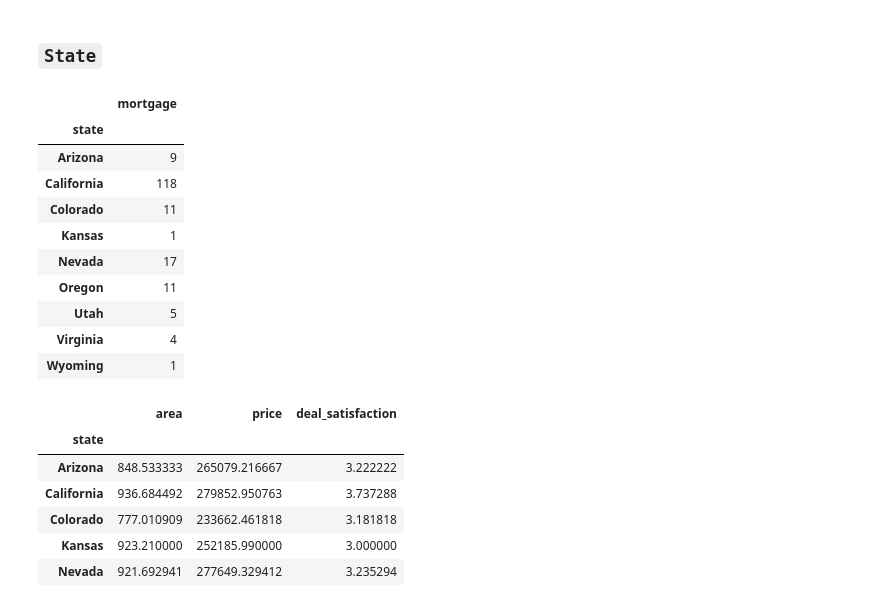
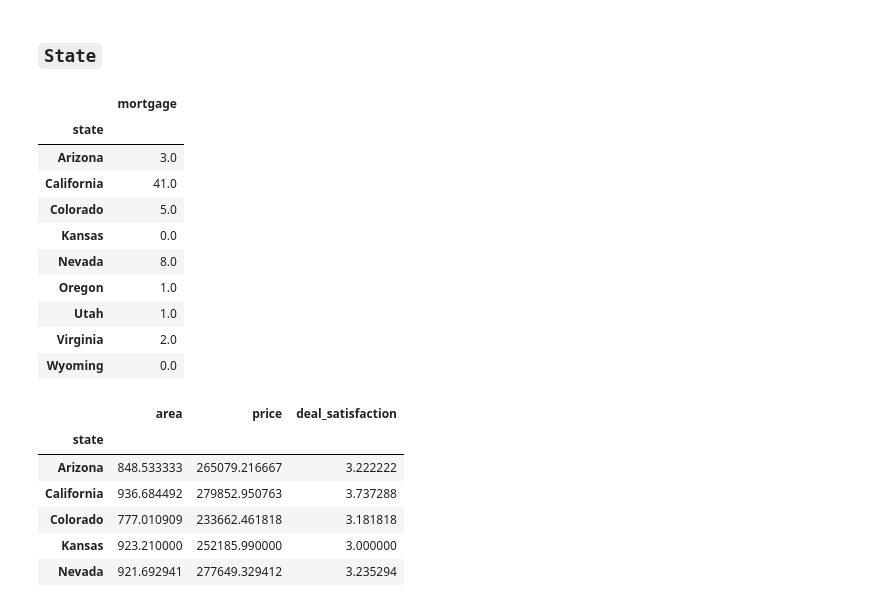
Before and after one commit to German-vr/estate-data-analysis, a Jupyter notebook: notebooks/2_data_analysis.ipynb, the cells around one changed output. Saved outputs shown, nothing was run; the diff lists cells and outputs as text; code cells hidden in the pictures.

```diff
--- a/notebooks/2_data_analysis.ipynb
+++ b/notebooks/2_data_analysis.ipynb
@@ -204,19 +204,19 @@ important_columns = ['state','area', 'price', 'deal_satisfaction','mortgage']
 state_sold_df = sold_us_df[important_columns]
 # %%
 temp_view = state_sold_df.drop(['area', 'price', 'deal_satisfaction'], axis=1)
-temp_view.groupby('state').count()
+temp_view.groupby('state').sum()
 # %% [output]
 |  | mortgage |
 | state |  |
-| Arizona | 9 |
-| California | 118 |
-| Colorado | 11 |
-| Kansas | 1 |
-| Nevada | 17 |
-| Oregon | 11 |
-| Utah | 5 |
-| Virginia | 4 |
-| Wyoming | 1 |
+| Arizona | 3.0 |
+| California | 41.0 |
+| Colorado | 5.0 |
+| Kansas | 0.0 |
+| Nevada | 8.0 |
+| Oregon | 1.0 |
+| Utah | 1.0 |
+| Virginia | 2.0 |
+| Wyoming | 0.0 |
 # %%
 temp_view = state_sold_df.drop(['mortgage'], axis=1)
 temp_view.groupby('state').mean()
```
Also changed, not shown: parts of 1 cell of this notebook, 4 other files.
